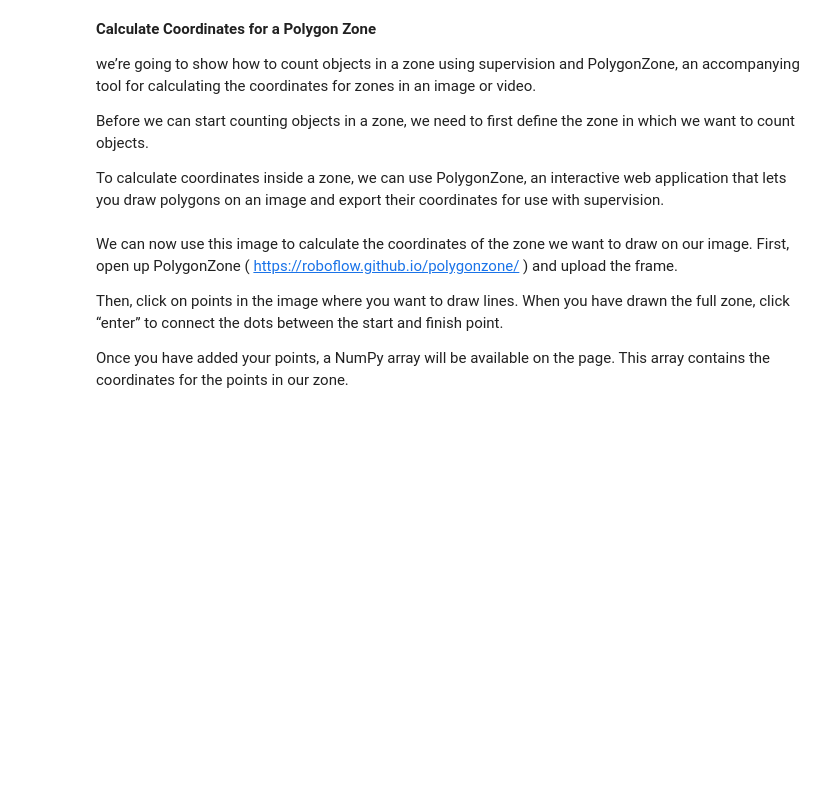
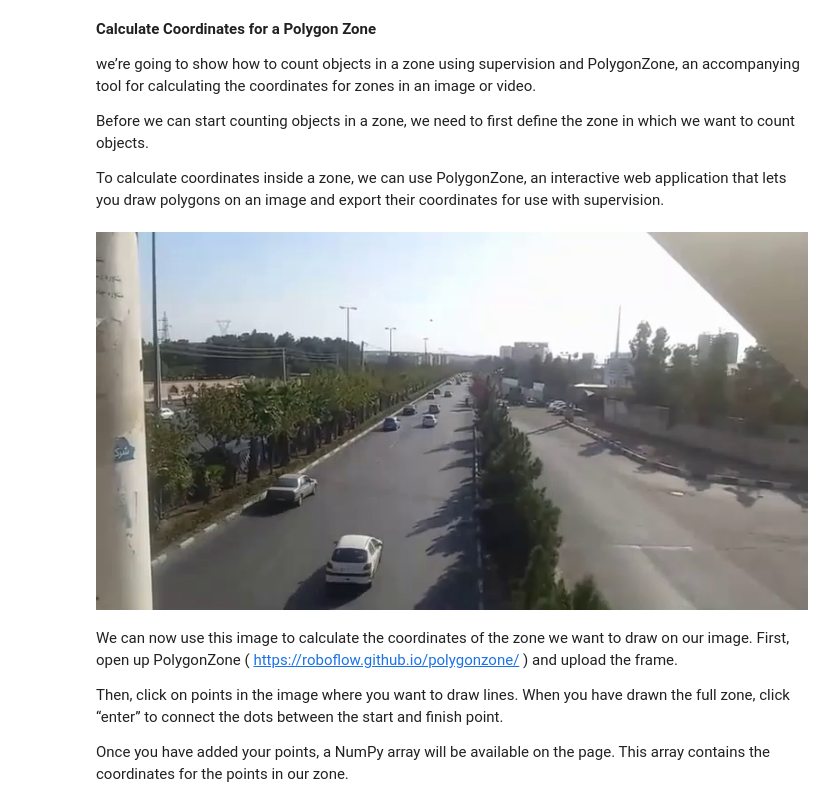
Before and after one commit to Mahmoudi1993/Detectron2_Watcher, a Jupyter notebook: Project_Real_Time_People_Counting_Using_Detectron2.ipynb, the cells around one changed output. Saved outputs shown, nothing was run; the diff lists cells and outputs as text; code cells hidden in the pictures; blank space fills up the shorter version.

```diff
--- a/Project_Real_Time_People_Counting_Using_Detectron2.ipynb
+++ b/Project_Real_Time_People_Counting_Using_Detectron2.ipynb
@@ -140,15 +205,28 @@ To calculate coordinates inside a zone, we can use PolygonZone, an interactive w
 # %%
 # PolgyonZone needs a frame from the video with which you will be working.
 # We can extract a frame from our video using the following code:
 
 import supervision as sv
 import cv2
+import os
+import numpy as np
+from google.colab.patches import cv2_imshow
 
-generator = sv.get_video_frames_generator("./mall.mp4")
+generator = sv.get_video_frames_generator("/content/Detectron2_Watcher/example/Car_test_1.mp4")
 iterator = iter(generator)
 frame = next(iterator)
 
+OUTPUT_VIDEO_PATH = r'/content/Detectron2_Watcher/Results'
+os.chdir(OUTPUT_VIDEO_PATH)
+
 cv2.imwrite("frame.jpg", frame)
+
+
+
+img = cv2.imread('/content/Detectron2_Watcher/Results/frame.jpg')
+cv2_imshow(img)
+# %% [output]
+[figure, added]
 # %% [markdown]
 We can now use this image to calculate the coordinates of the zone we want to draw on our image. First, open up PolygonZone (
 https://roboflow.github.io/polygonzone/ )
```
Also changed, not shown: parts of 13 cells of this notebook.
